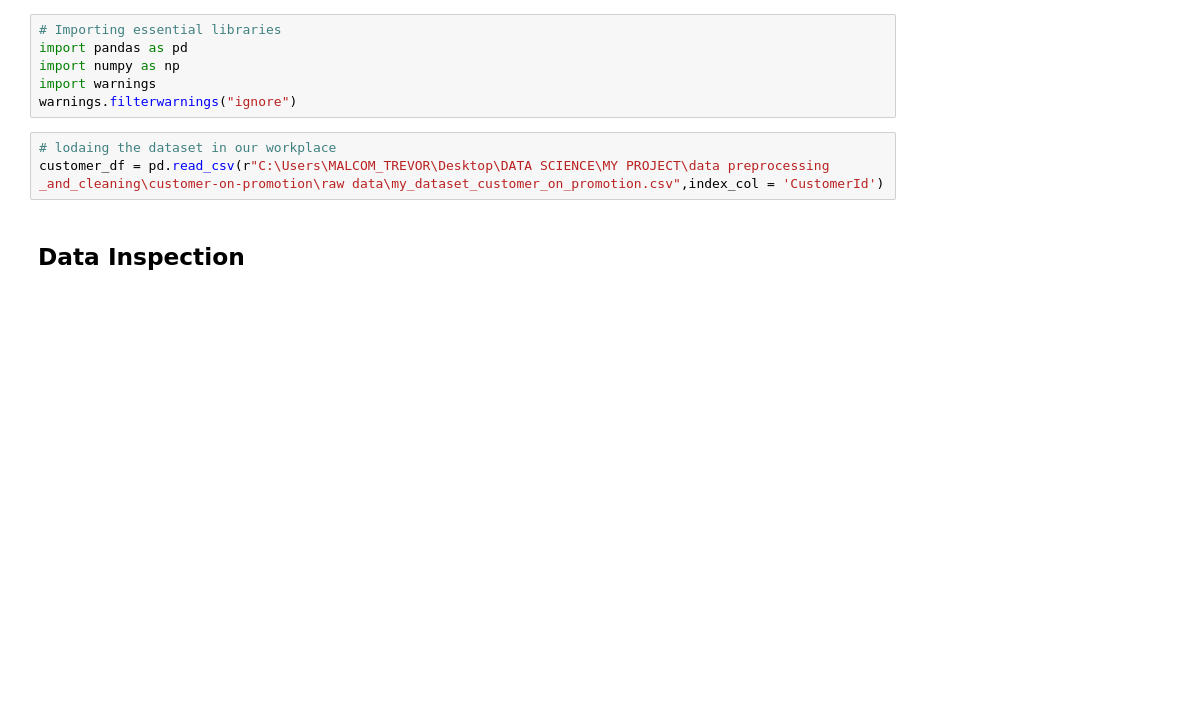
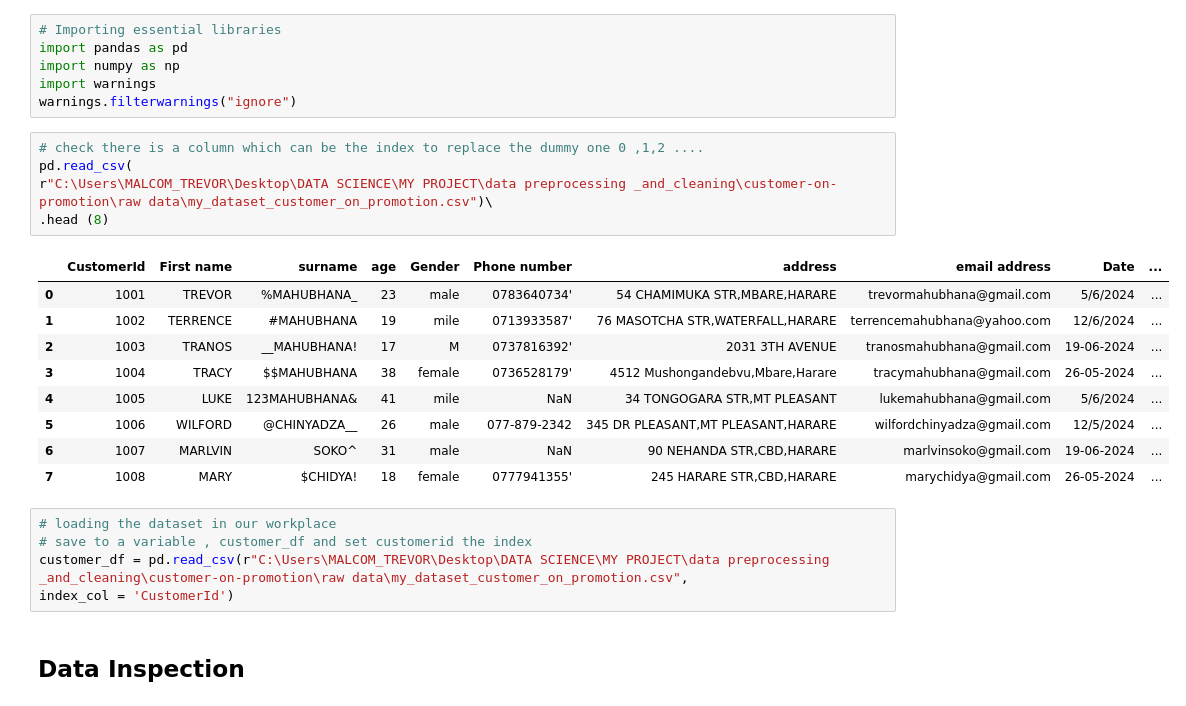
Before and after one commit to trevor-mahubhana/data-cleaning-and-cleaning-using-python-libraries, a Jupyter notebook: customer-on-promotion/code/Customer_on_promotion.ipynb, the cells around one changed output. Saved outputs shown, nothing was run; the diff lists cells and outputs as text; blank space fills up the shorter version.

```diff
--- a/customer-on-promotion/code/Customer_on_promotion.ipynb
+++ b/customer-on-promotion/code/Customer_on_promotion.ipynb
@@ -4,9 +4,26 @@ import pandas as pd
 import numpy as np
 import warnings
 warnings.filterwarnings("ignore")
+# %%
+# check there is a column which can be the index to replace the dummy one 0 ,1,2 ....
+pd.read_csv(
+r"C:\Users\MALCOM_TREVOR\Desktop\DATA SCIENCE\MY PROJECT\data preprocessing _and_cleaning\customer-on-promotion\raw data\my_dataset_customer_on_promotion.csv")\
+.head (8)
+# %% [output]
+|  | CustomerId | First name | surname | age | Gender | Phone number | address | email address | Date | ... |
+| 0 | 1001 | TREVOR | %MAHUBHANA_ | 23 | male | 0783640734' | 54 CHAMIMUKA STR,MBARE,HARARE | trevormahubhana@gmail.com | 5/6/2024 | ... |
+| 1 | 1002 | TERRENCE | #MAHUBHANA | 19 | mile | 0713933587' | 76 MASOTCHA STR,WATERFALL,HARARE | terrencemahubhana@yahoo.com | 12/6/2024 | ... |
+| 2 | 1003 | TRANOS | __MAHUBHANA! | 17 | M | 0737816392' | 2031 3TH AVENUE | tranosmahubhana@gmail.com | 19-06-2024 | ... |
+| 3 | 1004 | TRACY | $$MAHUBHANA | 38 | female | 0736528179' | 4512 Mushongandebvu,Mbare,Harare | tracymahubhana@gmail.com | 26-05-2024 | ... |
+| 4 | 1005 | LUKE | 123MAHUBHANA& | 41 | mile | NaN | 34 TONGOGARA STR,MT PLEASANT | lukemahubhana@gmail.com | 5/6/2024 | ... |
+| 5 | 1006 | WILFORD | @CHINYADZA__ | 26 | male | 077-879-2342 | 345 DR PLEASANT,MT PLEASANT,HARARE | wilfordchinyadza@gmail.com | 12/5/2024 | ... |
+| 6 | 1007 | MARLVIN | SOKO^ | 31 | male | NaN | 90 NEHANDA STR,CBD,HARARE | marlvinsoko@gmail.com | 19-06-2024 | ... |
+| 7 | 1008 | MARY | $CHIDYA! | 18 | female | 0777941355' | 245 HARARE STR,CBD,HARARE | marychidya@gmail.com | 26-05-2024 | ... |
 # %%
-# lodaing the dataset in our workplace
-customer_df = pd.read_csv(r"C:\Users\MALCOM_TREVOR\Desktop\DATA SCIENCE\MY PROJECT\data preprocessing _and_cleaning\customer-on-promotion\raw data\my_dataset_customer_on_promotion.csv",index_col = 'CustomerId')
+# loading the dataset in our workplace
+# save to a variable , customer_df and set customerid the index
+customer_df = pd.read_csv(r"C:\Users\MALCOM_TREVOR\Desktop\DATA SCIENCE\MY PROJECT\data preprocessing _and_cleaning\customer-on-promotion\raw data\my_dataset_customer_on_promotion.csv",
+index_col = 'CustomerId')
 # %% [markdown]
 ## Data Inspection
 # %%
```
Also changed, not shown: parts of 6 cells of this notebook.
